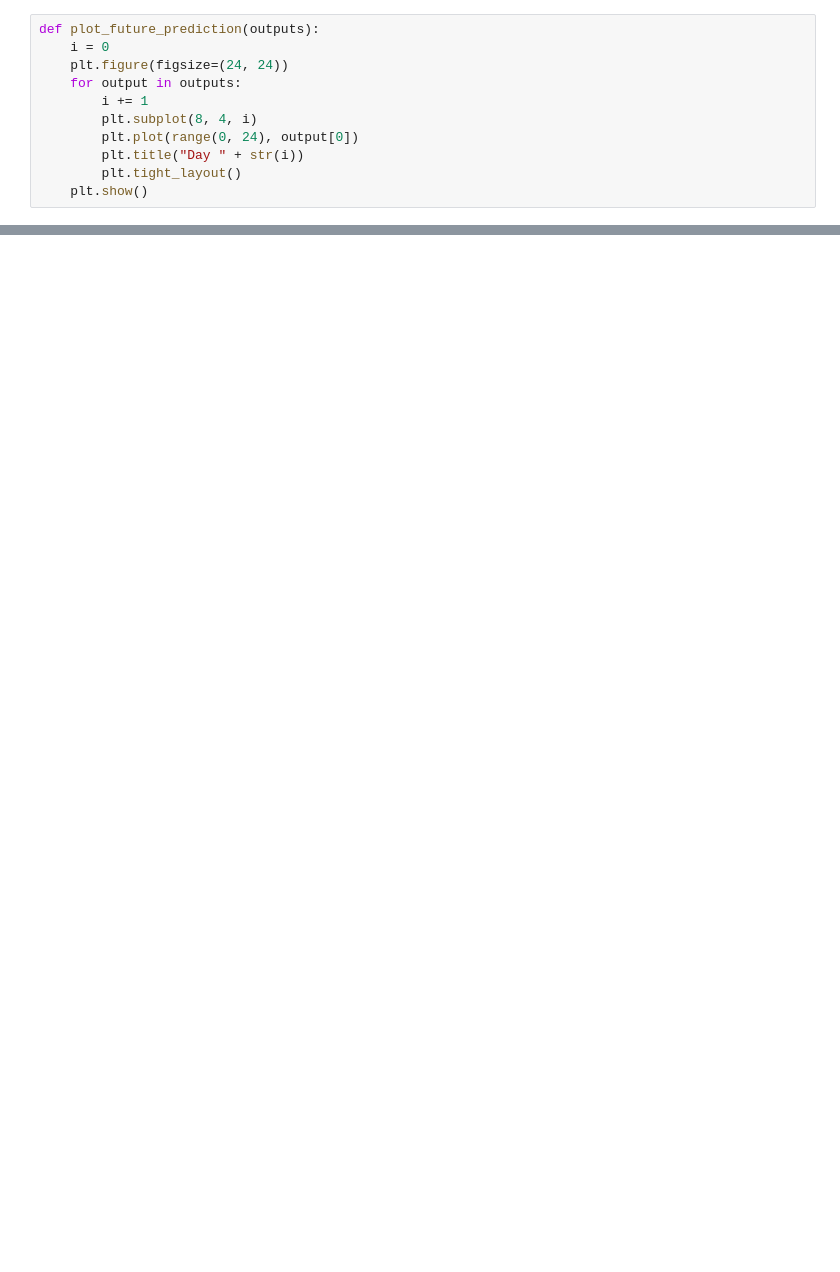
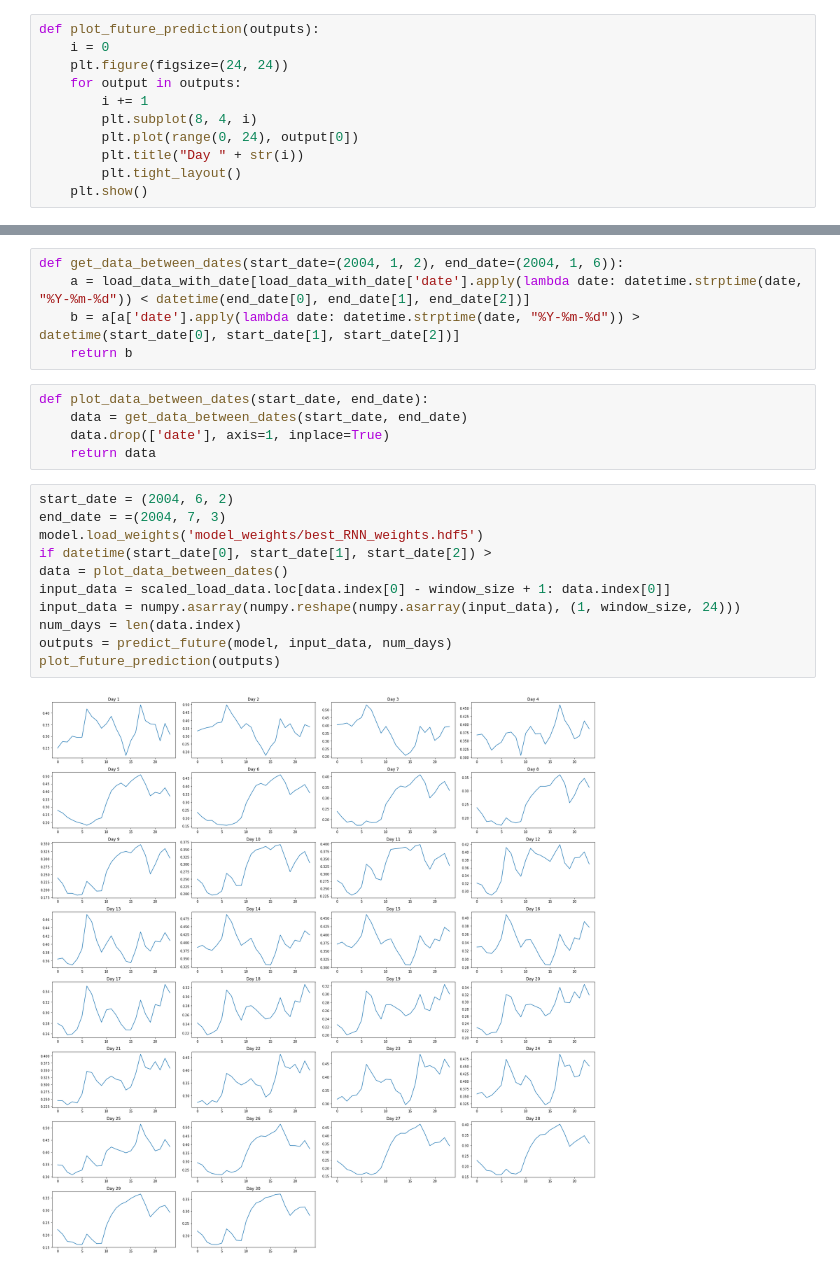
Before and after one commit to Prakash2403/SIH-2k18, a Jupyter notebook: Analysis.ipynb, the cells around one changed output, grey strips where cells are left out. Saved outputs shown, nothing was run; the diff lists cells and outputs as text; blank space fills up the shorter version.

Commit message:
Added future predictions

```diff
--- a/Analysis.ipynb
+++ b/Analysis.ipynb
@@ -253,0 +283,23 @@ plot_future_prediction(outputs)
+# %%
+def get_data_between_dates(start_date=(2004, 1, 2), end_date=(2004, 1, 6)):
+    a = load_data_with_date[load_data_with_date['date'].apply(lambda date: datetime.strptime(date, "%Y-%m-%d")) < datetime(end_date[0], end_date[1], end_date[2])]
+    b = a[a['date'].apply(lambda date: datetime.strptime(date, "%Y-%m-%d")) > datetime(start_date[0], start_date[1], start_date[2])]
+    return b
+# %%
+def plot_data_between_dates(start_date, end_date):
+    data = get_data_between_dates(start_date, end_date)
+    data.drop(['date'], axis=1, inplace=True)
+    return data
+# %%
+start_date = (2004, 6, 2)
+end_date = =(2004, 7, 3)
+model.load_weights('model_weights/best_RNN_weights.hdf5')
+if datetime(start_date[0], start_date[1], start_date[2]) >
+data = plot_data_between_dates()
+input_data = scaled_load_data.loc[data.index[0] - window_size + 1: data.index[0]]
+input_data = numpy.asarray(numpy.reshape(numpy.asarray(input_data), (1, window_size, 24)))
+num_days = len(data.index)
+outputs = predict_future(model, input_data, num_days)
+plot_future_prediction(outputs)
+# %% [output]
+[figure, added]
```
Also changed, not shown: parts of 10 cells of this notebook, 1 other file.
